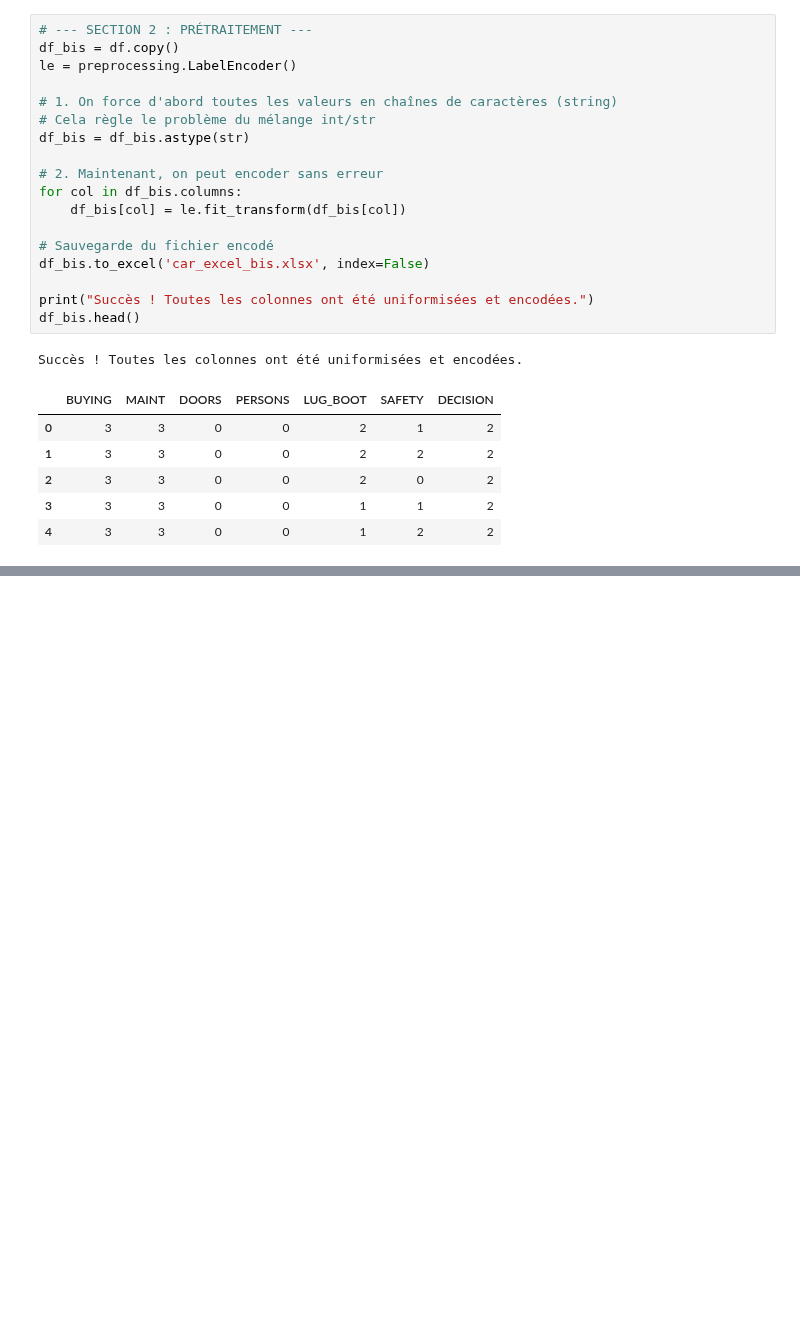
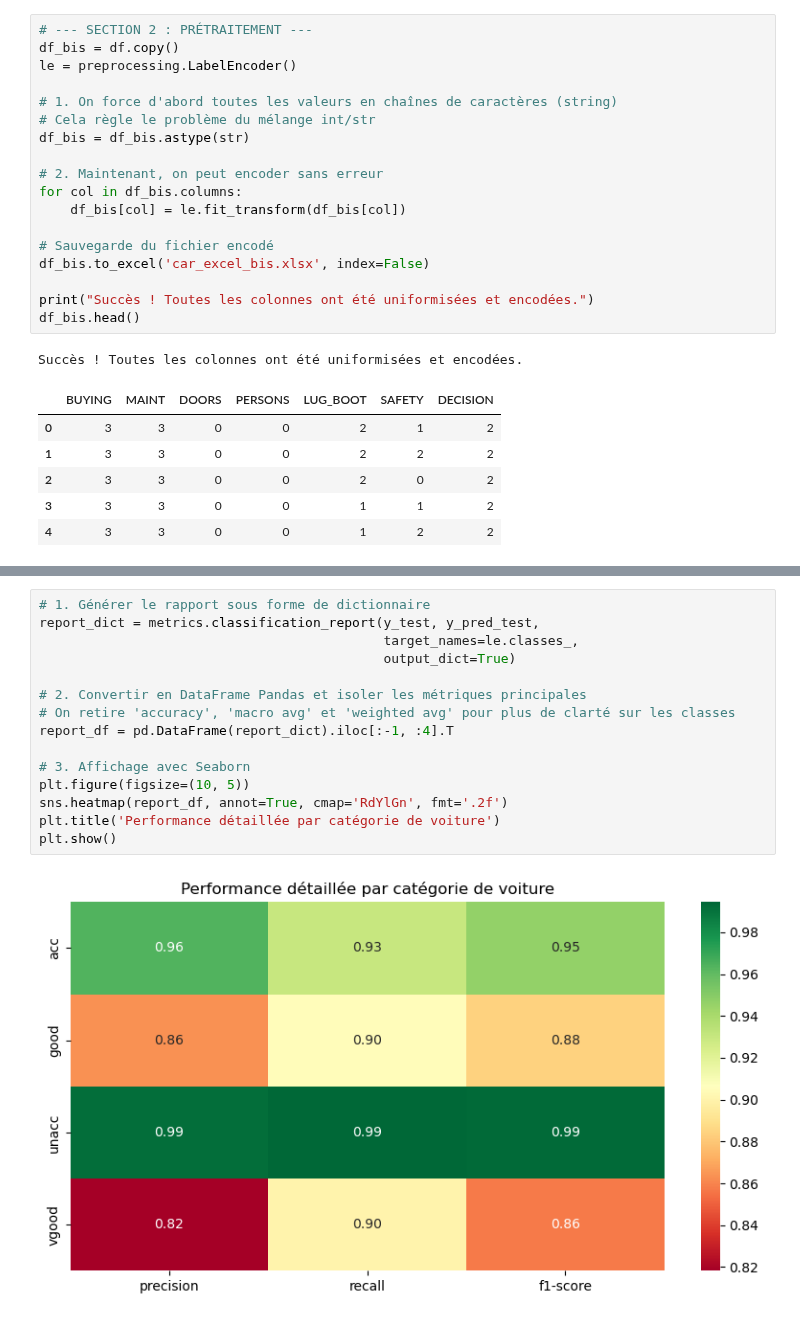
Before and after one commit to oussema-wess/CarModelAcceptance-DecisionTrees-Ensemble, a Jupyter notebook: Car_Evaluation_Classification.ipynb, the cells around one changed output, grey strips where cells are left out. Saved outputs shown, nothing was run; the diff lists cells and outputs as text; blank space fills up the shorter version.

```diff
--- a/Car_Evaluation_Classification.ipynb
+++ b/Car_Evaluation_Classification.ipynb
@@ -70,0 +238,17 @@ Succès ! Toutes les colonnes ont été uniformisées et encodées.
+# %%
+# 1. Générer le rapport sous forme de dictionnaire
+report_dict = metrics.classification_report(y_test, y_pred_test,
+                                            target_names=le.classes_,
+                                            output_dict=True)
+
+# 2. Convertir en DataFrame Pandas et isoler les métriques principales
+# On retire 'accuracy', 'macro avg' et 'weighted avg' pour plus de clarté sur les classes
+report_df = pd.DataFrame(report_dict).iloc[:-1, :4].T
+
+# 3. Affichage avec Seaborn
+plt.figure(figsize=(10, 5))
+sns.heatmap(report_df, annot=True, cmap='RdYlGn', fmt='.2f')
+plt.title('Performance détaillée par catégorie de voiture')
+plt.show()
+# %% [output]
+[figure, added]
```
Also changed, not shown: parts of 38 cells of this notebook, 2 other files.
